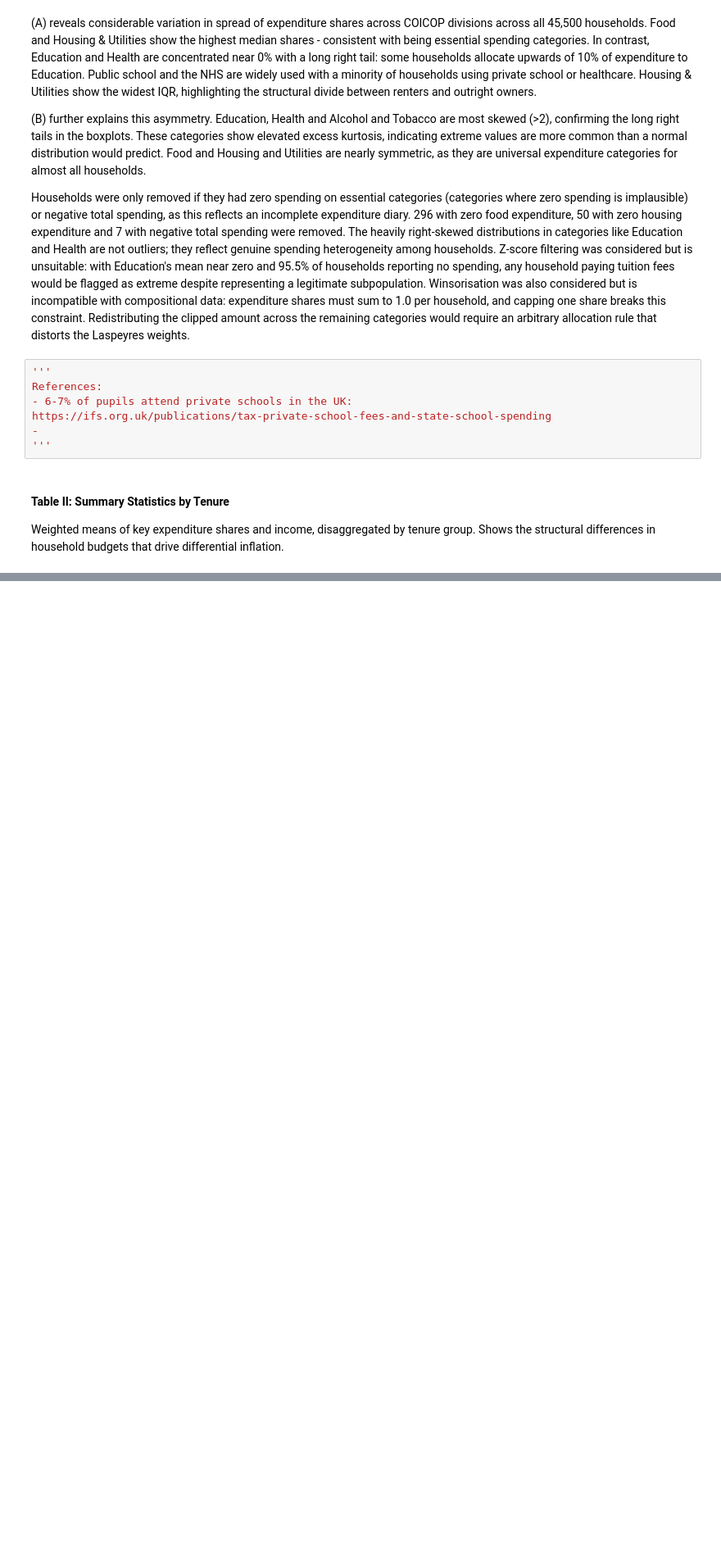
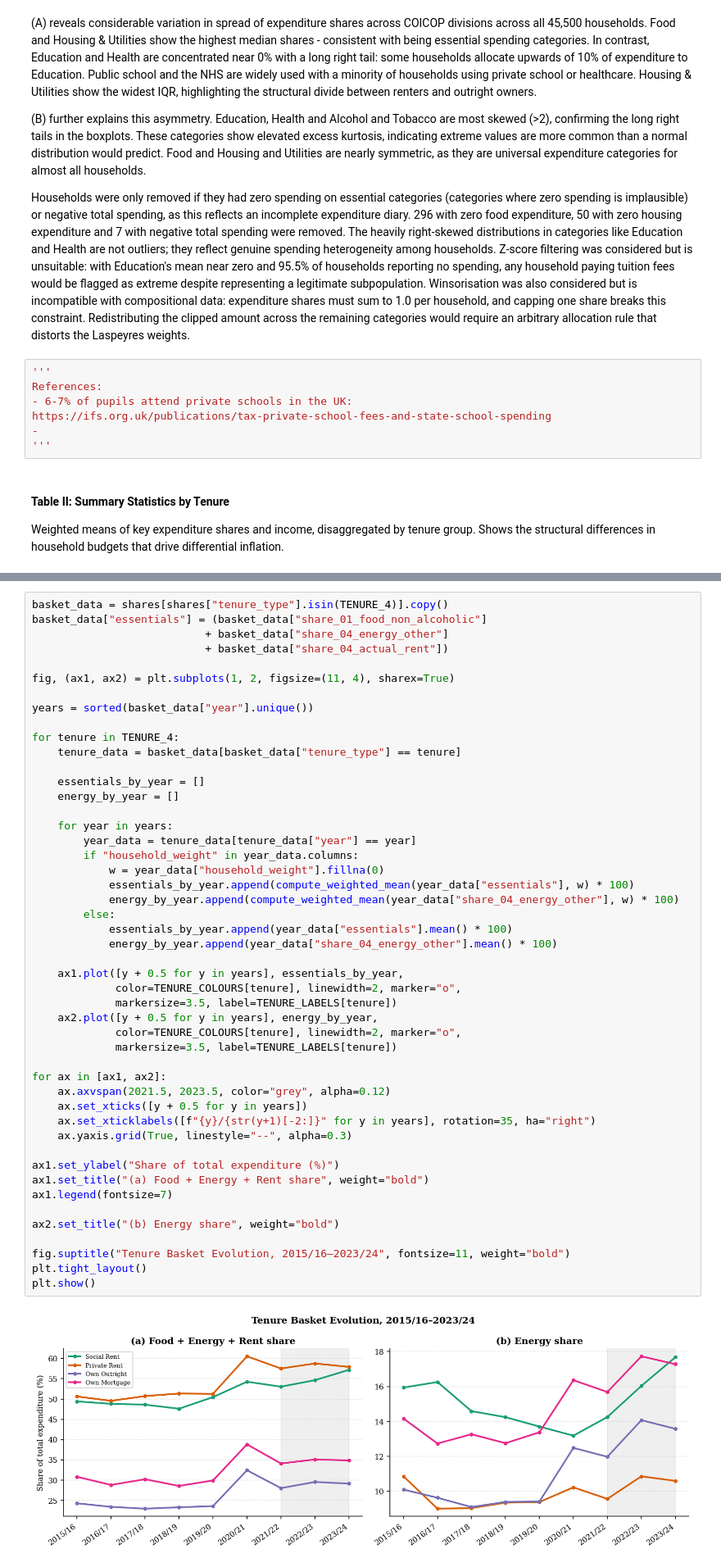
Before and after one commit to onettonett/TemporaryADS, a Jupyter notebook: notebooks/visualisations.ipynb, the cells around one changed output, grey strips where cells are left out. Shown at 82% size. Cells and saved outputs as stored; diff of their text form; blank space fills up the shorter version.

```diff
--- a/notebooks/visualisations.ipynb
+++ b/notebooks/visualisations.ipynb
@@ -206,0 +301,50 @@ TypeError: list.append() takes exactly one argument (2 given)
+# %%
+basket_data = shares[shares["tenure_type"].isin(TENURE_4)].copy()
+basket_data["essentials"] = (basket_data["share_01_food_non_alcoholic"]
+                           + basket_data["share_04_energy_other"]
+                           + basket_data["share_04_actual_rent"])
+
+fig, (ax1, ax2) = plt.subplots(1, 2, figsize=(11, 4), sharex=True)
+
+years = sorted(basket_data["year"].unique())
+
+for tenure in TENURE_4:
+    tenure_data = basket_data[basket_data["tenure_type"] == tenure]
+
+    essentials_by_year = []
+    energy_by_year = []
+
+    for year in years:
+        year_data = tenure_data[tenure_data["year"] == year]
+        if "household_weight" in year_data.columns:
+            w = year_data["household_weight"].fillna(0)
+            essentials_by_year.append(compute_weighted_mean(year_data["essentials"], w) * 100)
+            energy_by_year.append(compute_weighted_mean(year_data["share_04_energy_other"], w) * 100)
+        else:
+            essentials_by_year.append(year_data["essentials"].mean() * 100)
+            energy_by_year.append(year_data["share_04_energy_other"].mean() * 100)
+
+    ax1.plot([y + 0.5 for y in years], essentials_by_year,
+             color=TENURE_COLOURS[tenure], linewidth=2, marker="o",
+             markersize=3.5, label=TENURE_LABELS[tenure])
+    ax2.plot([y + 0.5 for y in years], energy_by_year,
+             color=TENURE_COLOURS[tenure], linewidth=2, marker="o",
+             markersize=3.5, label=TENURE_LABELS[tenure])
+
+for ax in [ax1, ax2]:
+    ax.axvspan(2021.5, 2023.5, color="grey", alpha=0.12)
+    ax.set_xticks([y + 0.5 for y in years])
+    ax.set_xticklabels([f"{y}/{str(y+1)[-2:]}" for y in years], rotation=35, ha="right")
+    ax.yaxis.grid(True, linestyle="--", alpha=0.3)
+
+ax1.set_ylabel("Share of total expenditure (%)")
+ax1.set_title("(a) Food + Energy + Rent share", weight="bold")
+ax1.legend(fontsize=7)
+
+ax2.set_title("(b) Energy share", weight="bold")
+
+fig.suptitle("Tenure Basket Evolution, 2015/16–2023/24", fontsize=11, weight="bold")
+plt.tight_layout()
+plt.show()
+# %% [output]
+[figure, added]
```
Also changed, not shown: parts of 6 cells of this notebook, 31 other files.
